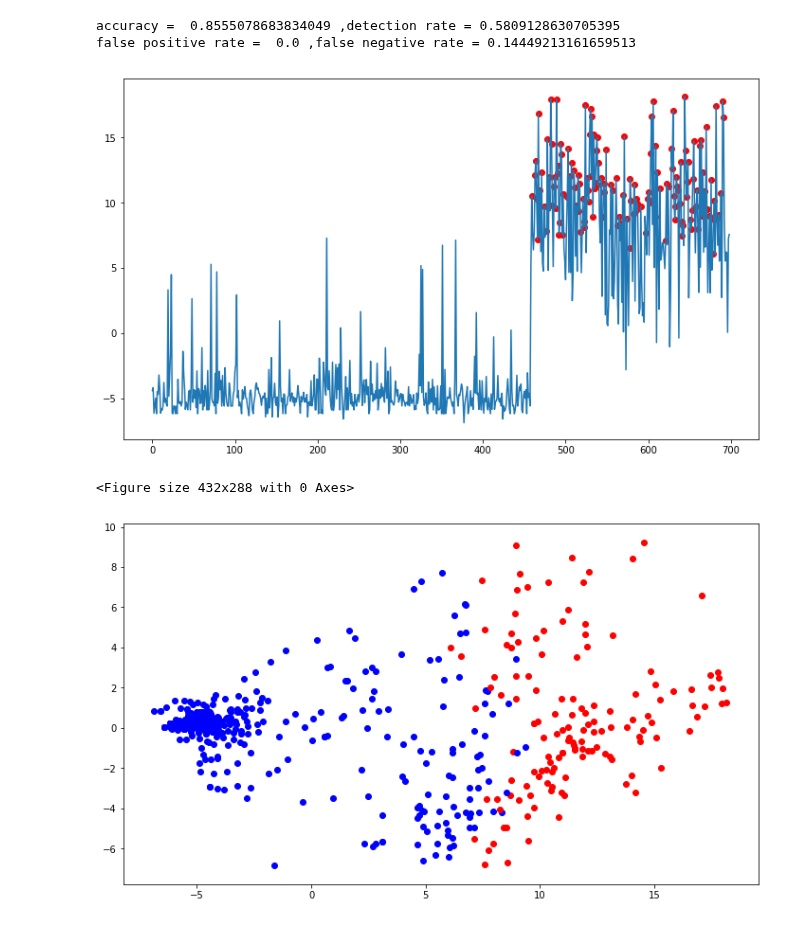
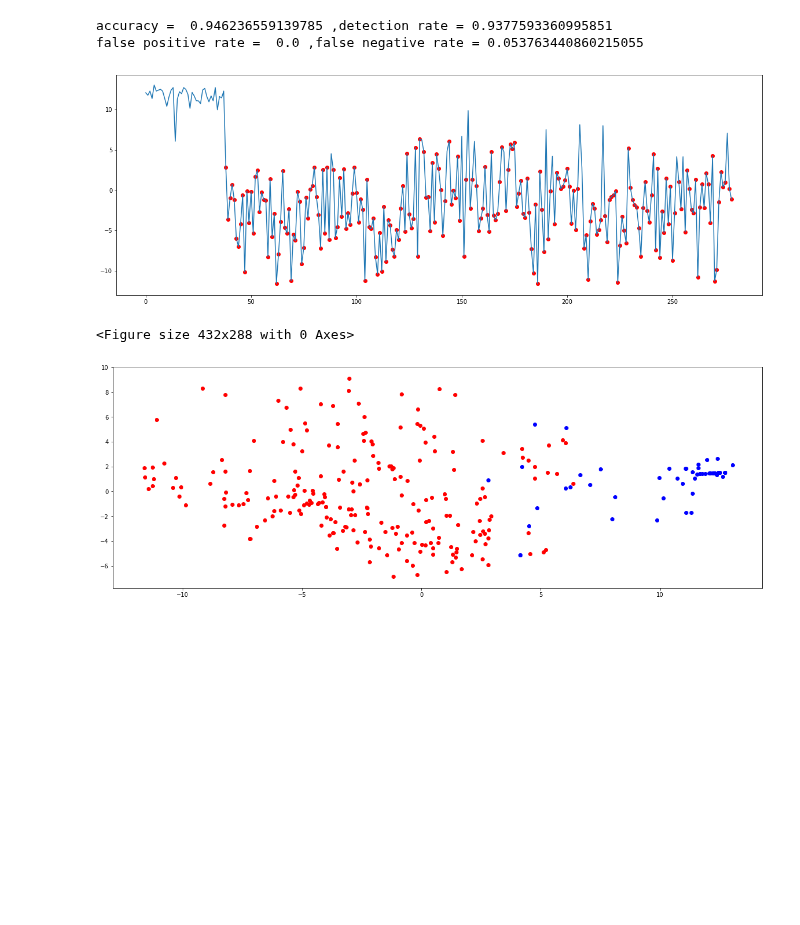
Before and after one commit to pratikluitel/SP-Cup, a Jupyter notebook: BreastCancerDiagnosis.ipynb, the cells around one changed output. Drawn from its saved outputs; the diff is of its cells as text; code cells hidden in the pictures; blank space fills up the shorter version.

```diff
--- a/BreastCancerDiagnosis.ipynb
+++ b/BreastCancerDiagnosis.ipynb
@@ -17,7 +17,7 @@ sortedData = cleanedData.sort_values('class')
 
 #split train and test, so all anomalies lie in test set
 trainData = sortedData[:420]
-testData = sortedData[:]
+testData = sortedData[420:]
 
 #the 1st and last columns are id and label, which are not parameters used to learn
 params = cols[1:-1]
@@ -46,7 +46,7 @@ def plot_anomalies_in_1D(z_score, anomalyPrediction):
     """
     plots anomalies (red) and 1D z score of the dataset
     """
-    plt.figure(figsize=(12,7))
+    plt.figure(figsize=(20,7))
     for i in range(len(z_score)):
         if anomalyPrediction[i] == True:
             plt.scatter(i,z_score[i],c = 'r')
@@ -58,7 +58,7 @@ def plot_anomalies_in_2D(z2_score, anomalyPrediction):
     with anomalies as red points and normal instances as blue
     """
     plt.figure(2)
-    plt.figure(figsize=(12,7))
+    plt.figure(figsize=(20,7))
     for i in range(len(z2_score.T)):
         if anomalyPrediction[i]:
             plt.scatter(z2_score[0][i],z2_score[1][i],c = 'r')
@@ -119,26 +119,26 @@ false positive rate =  0.0 ,false negative rate = 0.13304721030042918
 # %%
 #using one class SVM
 
 from sklearn.svm import OneClassSVM
 
 #fit model
-oneclass = OneClassSVM(kernel='linear', nu=0.99778)
+oneclass = OneClassSVM(kernel='linear', nu=0.9691)#0.99778)
 oneclass.fit(trainData[params])
 
 #predict anomalies
 tempanomalyPredictionSVM = oneclass.predict(testData[params])
 anomalyPredictionSVM = tempanomalyPredictionSVM == 1
 
 plot_anomalies_in_1D(z_score, anomalyPredictionSVM)
 generate_metrics(anomalyPredictionSVM, testData['class'])
 
 plot_anomalies_in_2D(z2_score, anomalyPredictionSVM)
 # %% [output]
-accuracy =  0.8555078683834049 ,detection rate = 0.5809128630705395
-false positive rate =  0.0 ,false negative rate = 0.14449213161659513
+accuracy =  0.946236559139785 ,detection rate = 0.9377593360995851
+false positive rate =  0.0 ,false negative rate = 0.053763440860215055
-[figure, old version]
+[figure, new version]
 <Figure size 432x288 with 0 Axes>
-[figure, old version]
+[figure, new version]
 # %%
 #using lof
 #lof is based on KNN
```
Also changed, not shown: parts of 2 cells of this notebook, 1 other file.
